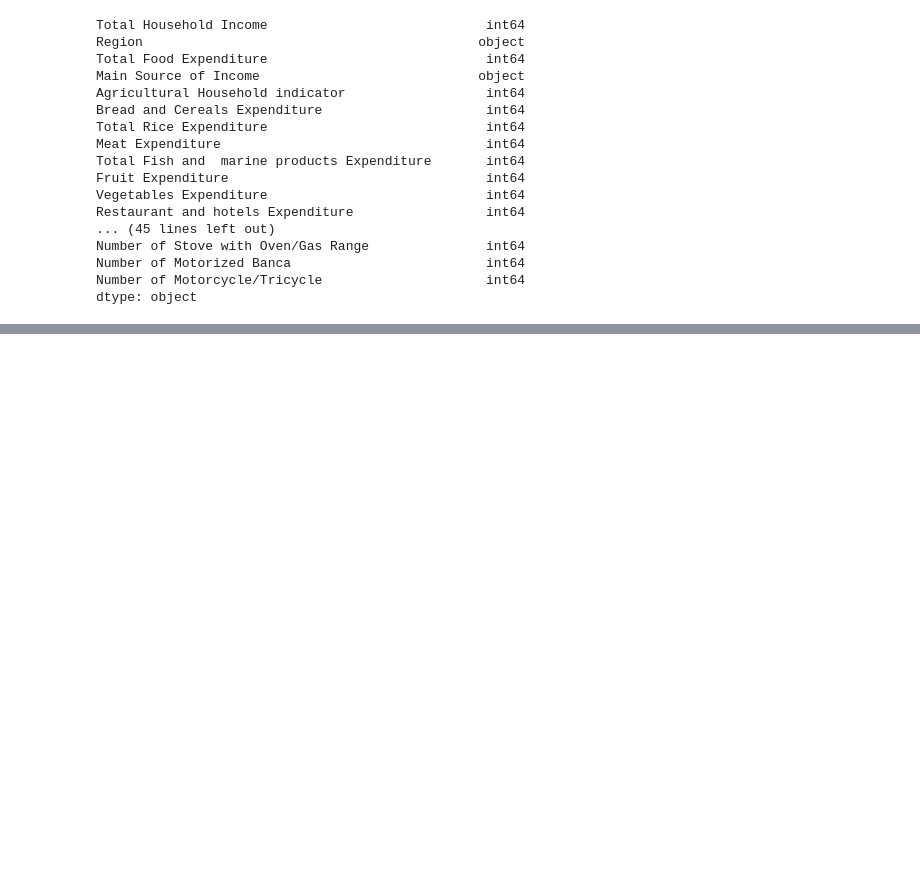
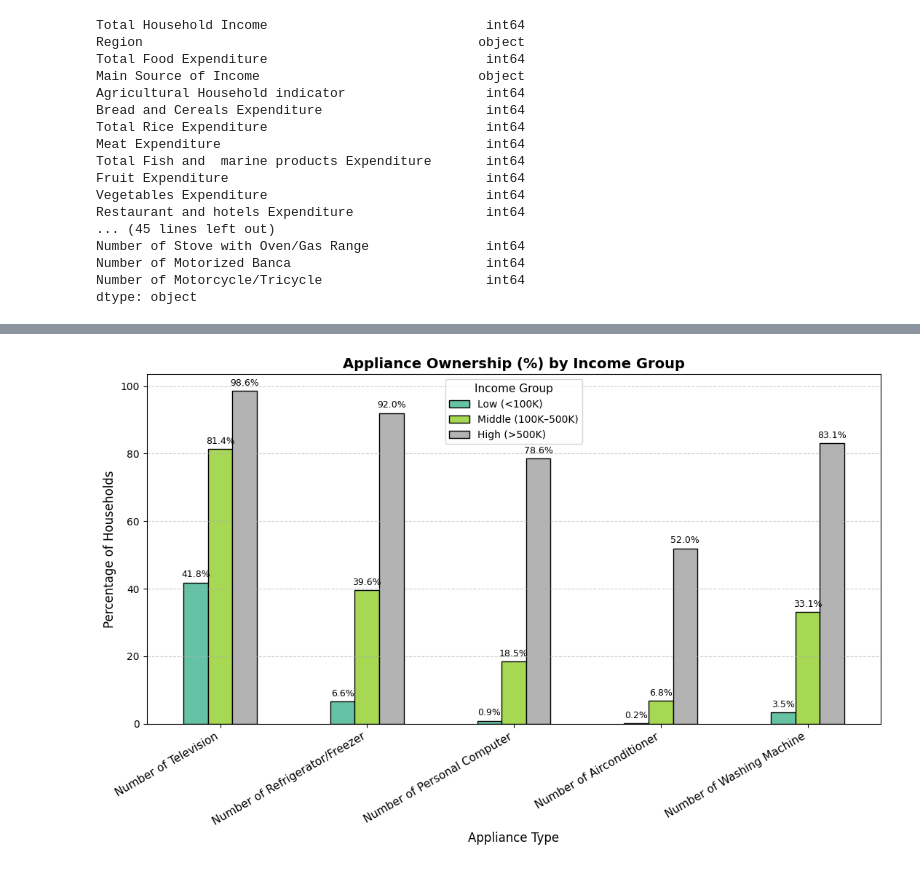
Before and after one commit to itchyboikemmm/Finals-Project-ITELEC303, a Jupyter notebook: FINAL PROJECT-Family Income and Expenditure.ipynb, the cells around one changed output, grey strips where cells are left out. Saved outputs shown, nothing was run; the diff lists cells and outputs as text; code cells hidden in the pictures; blank space fills up the shorter version.

```diff
--- a/FINAL PROJECT-Family Income and Expenditure.ipynb
+++ b/FINAL PROJECT-Family Income and Expenditure.ipynb
@@ -118,0 +126,44 @@ dtype: object
+# %%
+# Define appliance columns
+appliances = [
+    "Number of Television",
+    "Number of Refrigerator/Freezer",
+    "Number of Personal Computer",
+    "Number of Airconditioner",
+    "Number of Washing Machine"
+]
+
+# Create income groups
+df["Income Group"] = pd.cut(
+    df["Total Household Income"],
+    bins=[0, 100000, 500000, df["Total Household Income"].max()],
+    labels=["Low (<100K)", "Middle (100K–500K)", "High (>500K)"]
+)
+
+# Calculate % with each appliance per group
+appliance_pct = {}
+for app in appliances:
+    pct = df.groupby("Income Group")[app].apply(lambda x: (x >= 1).mean() * 100)
+    appliance_pct[app] = pct
+
+# Convert to DataFrame
+pct_df = pd.DataFrame(appliance_pct).T
+
+# Plot
+ax = pct_df.plot(kind="bar", figsize=(11, 7), colormap="Set2", edgecolor='black', linewidth=1)
+
+plt.title("Appliance Ownership (%) by Income Group", fontsize=14, weight="bold")
+plt.ylabel("Percentage of Households", fontsize=12)
+plt.xlabel("Appliance Type", fontsize=12)
+plt.xticks(rotation=30, ha="right", fontsize=11)
+plt.legend(title="Income Group", fontsize=10, title_fontsize=11)
+plt.grid(axis="y", linestyle="--", alpha=0.6)
+
+# Add exact percentage labels on top of each bar
+for container in ax.containers:
+    ax.bar_label(container, fmt='%.1f%%', label_type='edge', fontsize=9, padding=3)
+
+plt.tight_layout()
+plt.show()
+# %% [output]
+[figure, added]
```
Also changed, not shown: parts of 9 cells of this notebook.
